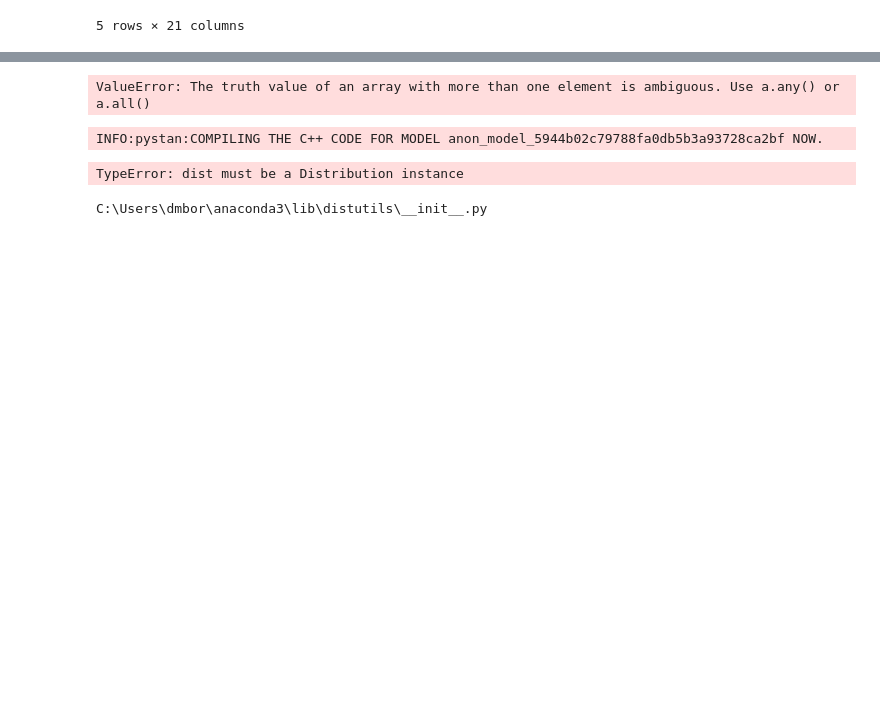
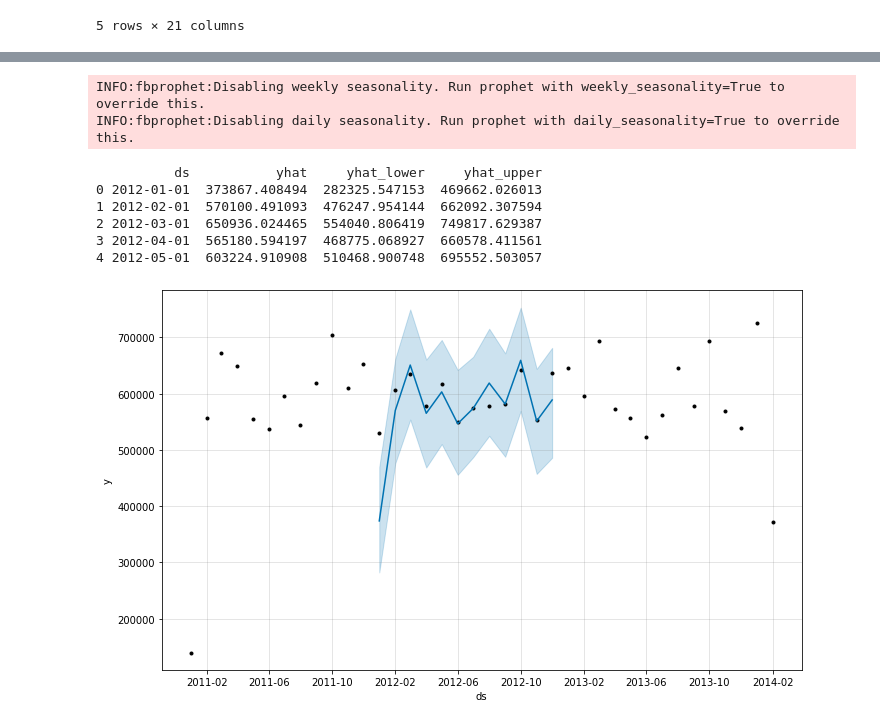
Before and after one commit to dborowski16/retail_sales_eval, a Jupyter notebook: Untitled.ipynb, the cells around one changed output, grey strips where cells are left out. Drawn from its saved outputs; the diff is of its cells as text; code cells hidden in the pictures; blank space fills up the shorter version.

Commit message:
Updated code to run fbprophet

```diff
--- a/Untitled.ipynb
+++ b/Untitled.ipynb
@@ -63,26 +65,40 @@ y            float64
 dtype: object
-# %%
-df.columns=['ds', 'y']
-df.head()
-# df['ds'] = to_datetime(df['ds'])
-model = Prophet()
-model.fit(df)
-# %% [output]
-ValueError: The truth value of an array with more than one element is ambiguous. Use a.any() or a.all()
-# %%
-import pystan
-model_code = 'parameters {real y;} model {y ~ normal(0,1);}'
-model = pystan.StanModel(model_code=model_code)  # this will take a minute
-y = model.sampling(n_jobs=4).extract()['y']
-y.mean()  # should be close to 0
-
-res = model.optimizing()
-print(res)  # should have `y` close to 0
-# %% [output]
-INFO:pystan:COMPILING THE C++ CODE FOR MODEL anon_model_5944b02c79788fa0db5b3a93728ca2bf NOW.
-TypeError: dist must be a Distribution instance
-# %%
-import distutils
-print(distutils.__file__)
-# %% [output]
-C:\Users\dmbor\anaconda3\lib\distutils\__init__.py
+# %%
+# make an in-sample forecast
+from pandas import read_csv
+from pandas import to_datetime
+from pandas import DataFrame
+from fbprophet import Prophet
+from matplotlib import pyplot
+
+df.columns = ['ds', 'y']
+df['ds']= to_datetime(df['ds'])
+# define the model
+model = Prophet()
+# fit the model
+model.fit(df)
+# define the period for which we want a prediction
+future = list()
+for i in range(1, 13):
+    date = '2012-%02d' % i
+    future.append([date])
+future = DataFrame(future)
+future.columns = ['ds']
+future['ds']= to_datetime(future['ds'])
+# use the model to make a forecast
+forecast = model.predict(future)
+# summarize the forecast
+print(forecast[['ds', 'yhat', 'yhat_lower', 'yhat_upper']].head())
+# plot forecast
+model.plot(forecast)
+pyplot.show()
+# %% [output]
+INFO:fbprophet:Disabling weekly seasonality. Run prophet with weekly_seasonality=True to override this.
+INFO:fbprophet:Disabling daily seasonality. Run prophet with daily_seasonality=True to override this.
+          ds           yhat     yhat_lower     yhat_upper
+0 2012-01-01  373867.408494  282325.547153  469662.026013
+1 2012-02-01  570100.491093  476247.954144  662092.307594
+2 2012-03-01  650936.024465  554040.806419  749817.629387
+3 2012-04-01  565180.594197  468775.068927  660578.411561
+4 2012-05-01  603224.910908  510468.900748  695552.503057
+[figure, added]
```
Also changed, not shown: parts of 4 cells of this notebook.
